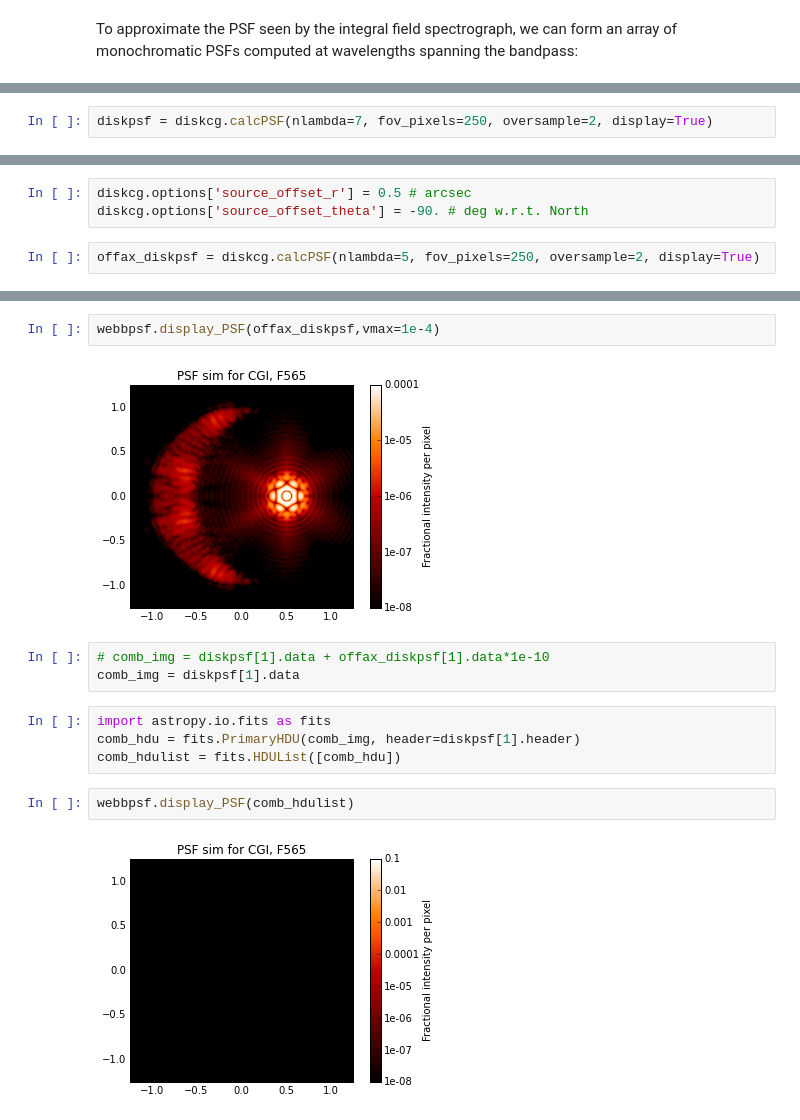
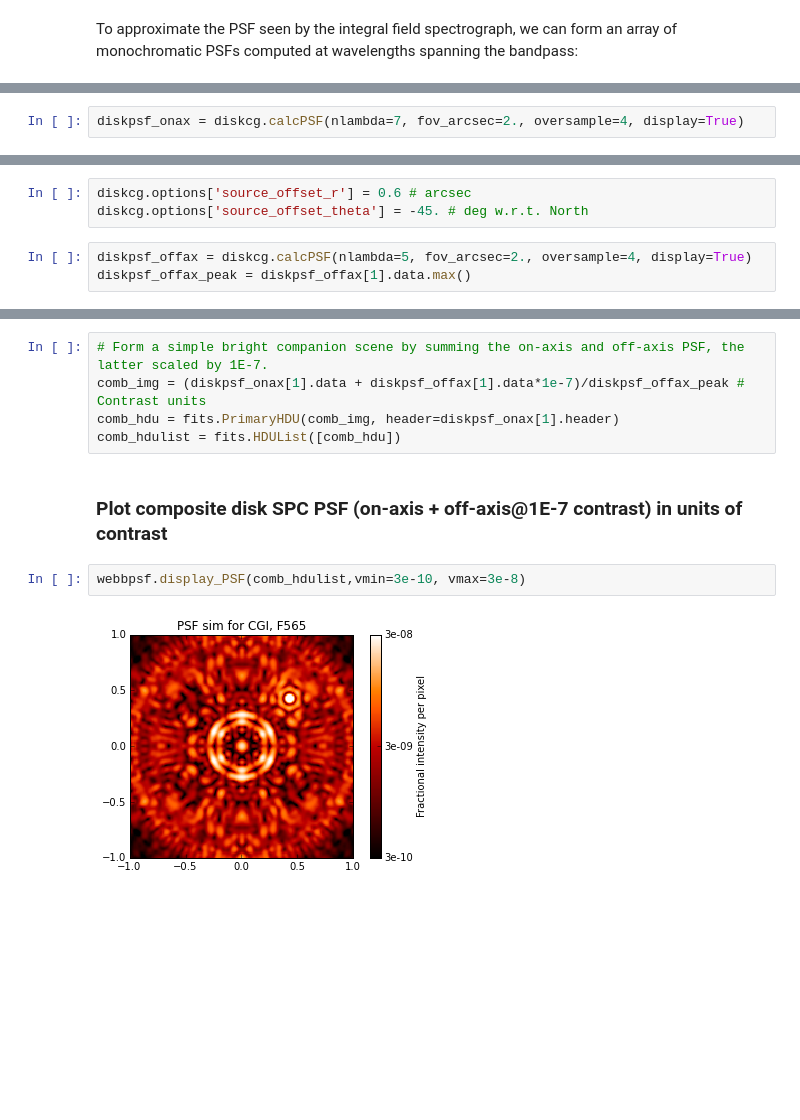
Before and after one commit to spacetelescope/webbpsf, a Jupyter notebook: notebooks/wfirst_cgi_demo.ipynb, the cells around one changed output, grey strips where cells are left out. Cells and saved outputs as stored; diff of their text form; blank space fills up the shorter version.

Commit message:
Added a simple IFS simulation demo for the characterization SPC mode. Also, the coronagraph PSF is now displayed in contrast units based on off-axis PSF normalization.

```diff
--- a/notebooks/wfirst_cgi_demo.ipynb
+++ b/notebooks/wfirst_cgi_demo.ipynb
@@ -137,3 +151,3 @@ diskcg.filter = 'F565'
 # %%
-diskpsf = diskcg.calcPSF(nlambda=7, fov_pixels=250, oversample=2, display=True)
+diskpsf_onax = diskcg.calcPSF(nlambda=7, fov_arcsec=2., oversample=4, display=True)
 # %% [output]
@@ -147,6 +161,7 @@ webbpsf.display_PSF(diskpsf,ext=1,vmin=1e-15, vmax=1e-10)
 # %%
-diskcg.options['source_offset_r'] = 0.5 # arcsec
-diskcg.options['source_offset_theta'] = -90. # deg w.r.t. North
+diskcg.options['source_offset_r'] = 0.6 # arcsec
+diskcg.options['source_offset_theta'] = -45. # deg w.r.t. North
 # %%
-offax_diskpsf = diskcg.calcPSF(nlambda=5, fov_pixels=250, oversample=2, display=True)
+diskpsf_offax = diskcg.calcPSF(nlambda=5, fov_arcsec=2., oversample=4, display=True)
+diskpsf_offax_peak = diskpsf_offax[1].data.max()
 # %% [output]
@@ -154,15 +169,11 @@ offax_diskpsf = diskcg.calcPSF(nlambda=5, fov_pixels=250, oversample=2, display=
-# %%
-webbpsf.display_PSF(offax_diskpsf,vmax=1e-4)
-# %% [output]
-[figure, removed]
-# %%
-# comb_img = diskpsf[1].data + offax_diskpsf[1].data*1e-10
-comb_img = diskpsf[1].data
-# %%
-import astropy.io.fits as fits
-comb_hdu = fits.PrimaryHDU(comb_img, header=diskpsf[1].header)
-comb_hdulist = fits.HDUList([comb_hdu])
+# %%
+# Form a simple bright companion scene by summing the on-axis and off-axis PSF, the latter scaled by 1E-7.
+comb_img = (diskpsf_onax[1].data + diskpsf_offax[1].data*1e-7)/diskpsf_offax_peak # Contrast units
+comb_hdu = fits.PrimaryHDU(comb_img, header=diskpsf_onax[1].header)
+comb_hdulist = fits.HDUList([comb_hdu])
+# %% [markdown]
+### Plot composite disk SPC PSF (on-axis + off-axis@1E-7 contrast) in units of contrast
 # %%
-webbpsf.display_PSF(comb_hdulist)
+webbpsf.display_PSF(comb_hdulist,vmin=3e-10, vmax=3e-8)
 # %% [output]
-[figure, old version]
+[figure, new version]
```
Also changed, not shown: parts of 17 cells of this notebook.
